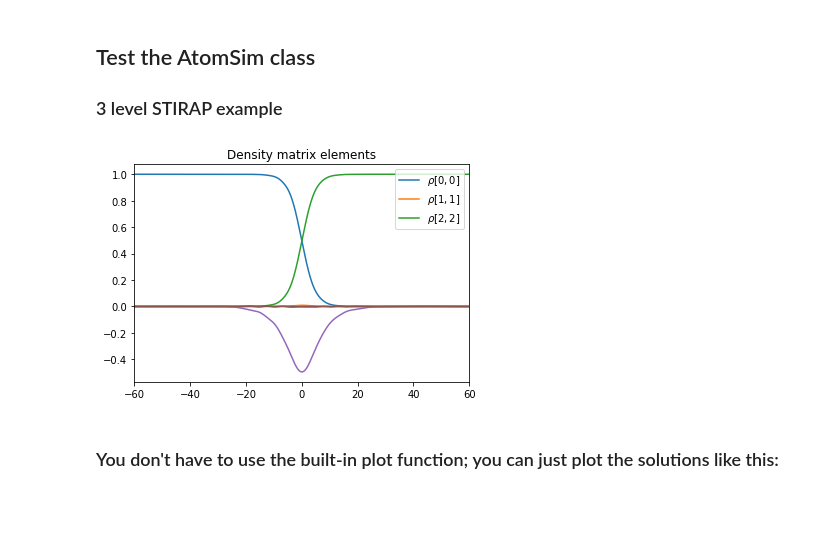
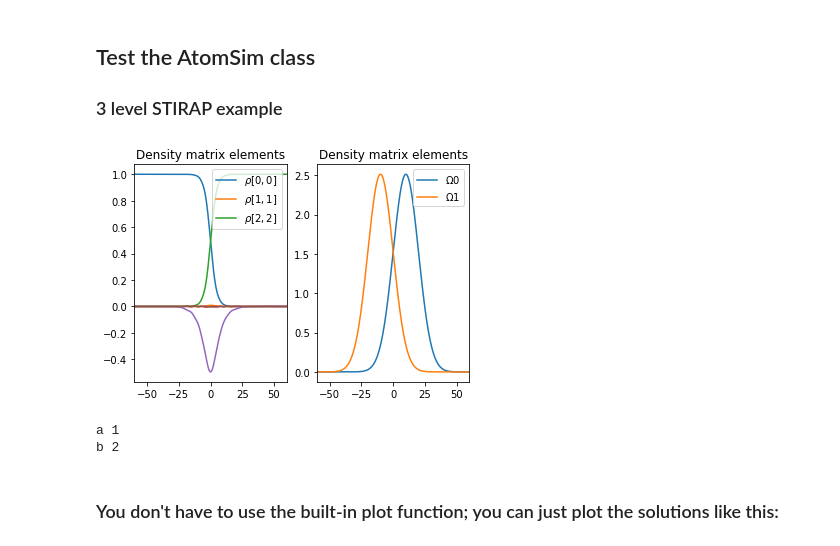
Before and after one commit to prhuft/atom-sim, a Jupyter notebook: atomsim_test.ipynb, the cells around one changed output. Saved outputs shown, nothing was run; the diff lists cells and outputs as text; code cells hidden in the pictures; blank space fills up the shorter version.

Commit message:
fields plot fixed

```diff
--- a/atomsim_test.ipynb
+++ b/atomsim_test.ipynb
@@ -72,9 +72,9 @@ D1 = 0.1*Omax # (finite to prevent 1/0 error in D2)
 D2 = lambda t: -D1#  + (O1(t)**2 - O2(t)**2)/(4*D1) # keeps two-photon detuning = 0
 func = lambda t,y: derivs(y,t,O1(t),O2(t),D1,D2(t))
 
-sim = AtomSim(rho0, func, t_exp, tcentered=True)
+sim = AtomSim(rho0, func, t_exp, tcentered=True, fields=[O1, O2])
 # %%
 rho, t = sim.runsim()
-fig, axes = sim.plots(show=['populations'], coherences=True)
+fig, axes = sim.plots(show=['populations', 'fields'], coherences=True)
 # %% [output]
-[figure, old version]
+[figure, new version]
@@ -81,2 +83,9 @@ fig, axes = sim.plots(show=['populations'], coherences=True)
+# %%
+d = OrderedDict({'a':1, 'b':2})
+for key,val in d.items():
+    print(key, val)
+# %% [output]
+a 1
+b 2
 # %% [markdown]
 ### You don't have to use the built-in plot function; you can just plot the solutions like this:
```
Also changed, not shown: parts of 5 cells of this notebook, 1 other file.
